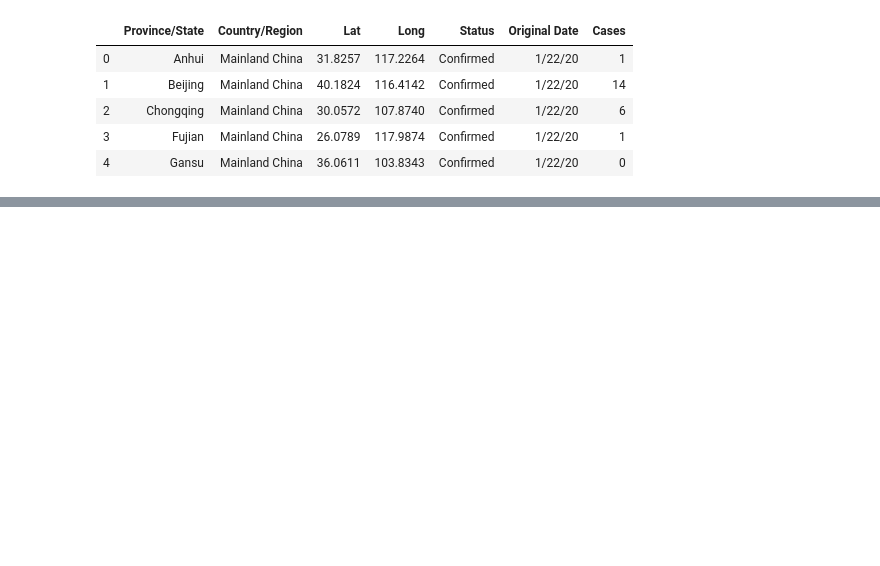
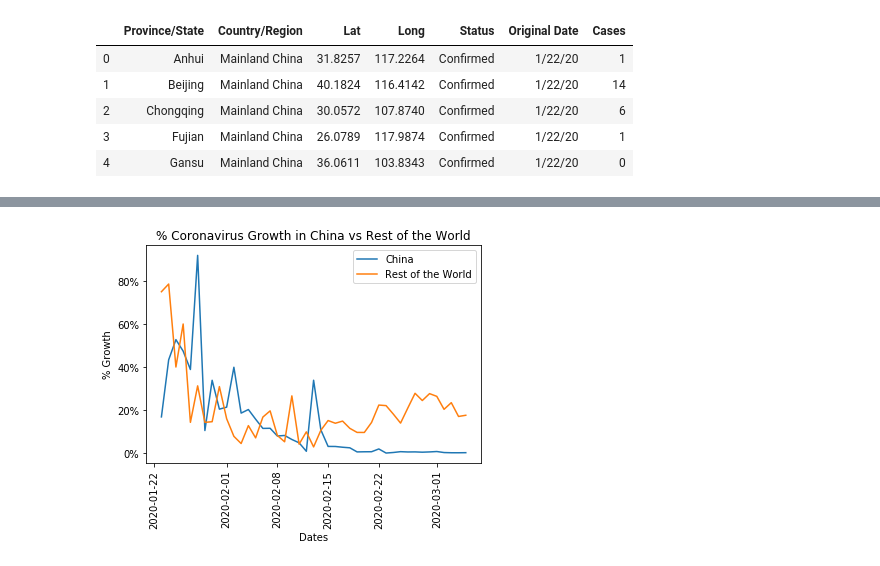
Before and after one commit to greciavm/Python_Project, a Jupyter notebook: Coronavirus.ipynb, the cells around one changed output, grey strips where cells are left out. Drawn from its saved outputs; the diff is of its cells as text; code cells hidden in the pictures; blank space fills up the shorter version.

```diff
--- a/Coronavirus.ipynb
+++ b/Coronavirus.ipynb
@@ -181,0 +210,20 @@ plt.legend(handles=[china_handle, restofworld_handle], loc="best")
+# %%
+#Plot both china and 'rest of the world' dfs into one line chart to compare.
+china_handle, = plt.plot(china_df['Date'],china_df['% Growth'], label="China")
+restofworld_handle, = plt.plot(restofworld_confirmed['Date'],restofworld_confirmed['% Growth'], label="Rest of the World")
+plt.legend(loc='best')
+
+#Change format of x axis to percentage
+plt.gca().yaxis.set_major_formatter(PercentFormatter(1))
+
+#Rotate x axis labels
+plt.xticks(rotation='vertical')
+
+#
+plt.title('% Coronavirus Growth in China vs Rest of the World')
+plt.xlabel('Dates')
+plt.ylabel('% Growth')
+plt.savefig("Images/% Coronavirus Growth.png")
+plt.show()
+# %% [output]
+[figure, added]
```
Also changed, not shown: parts of 10 cells of this notebook.
